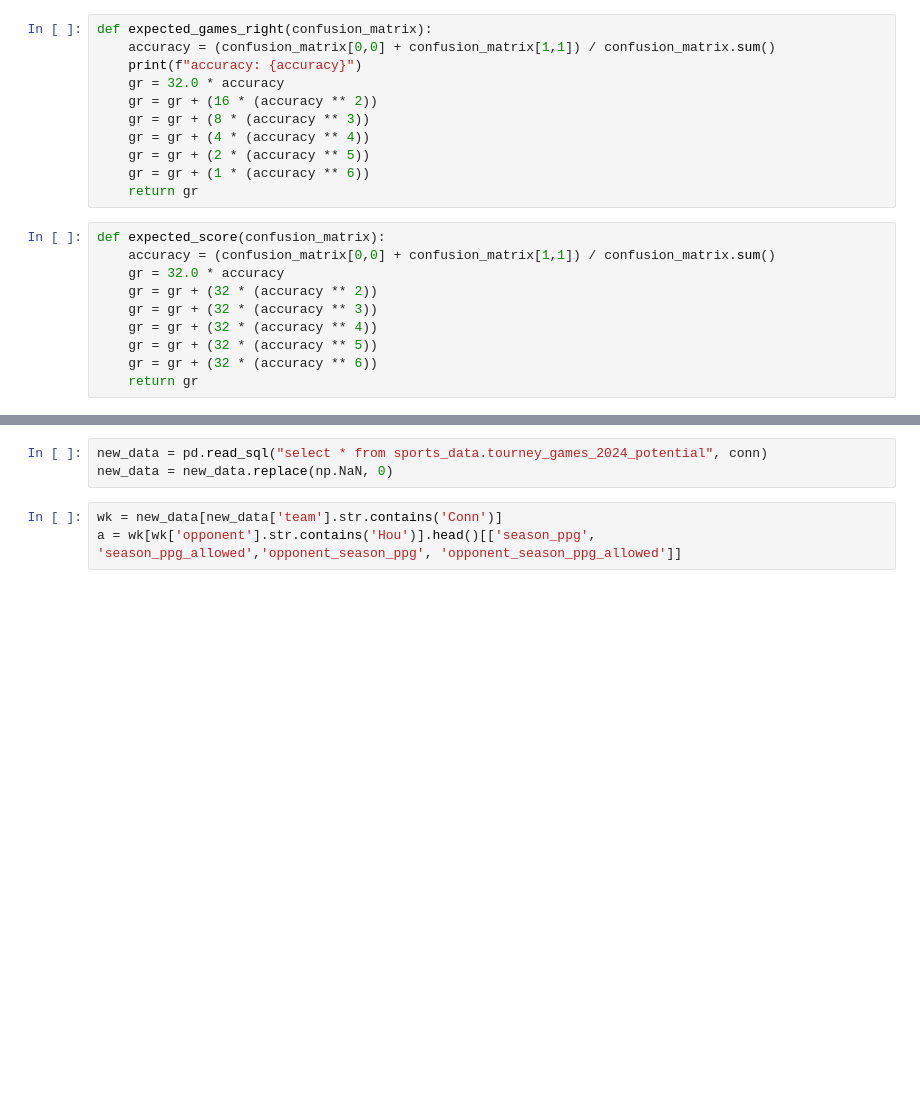
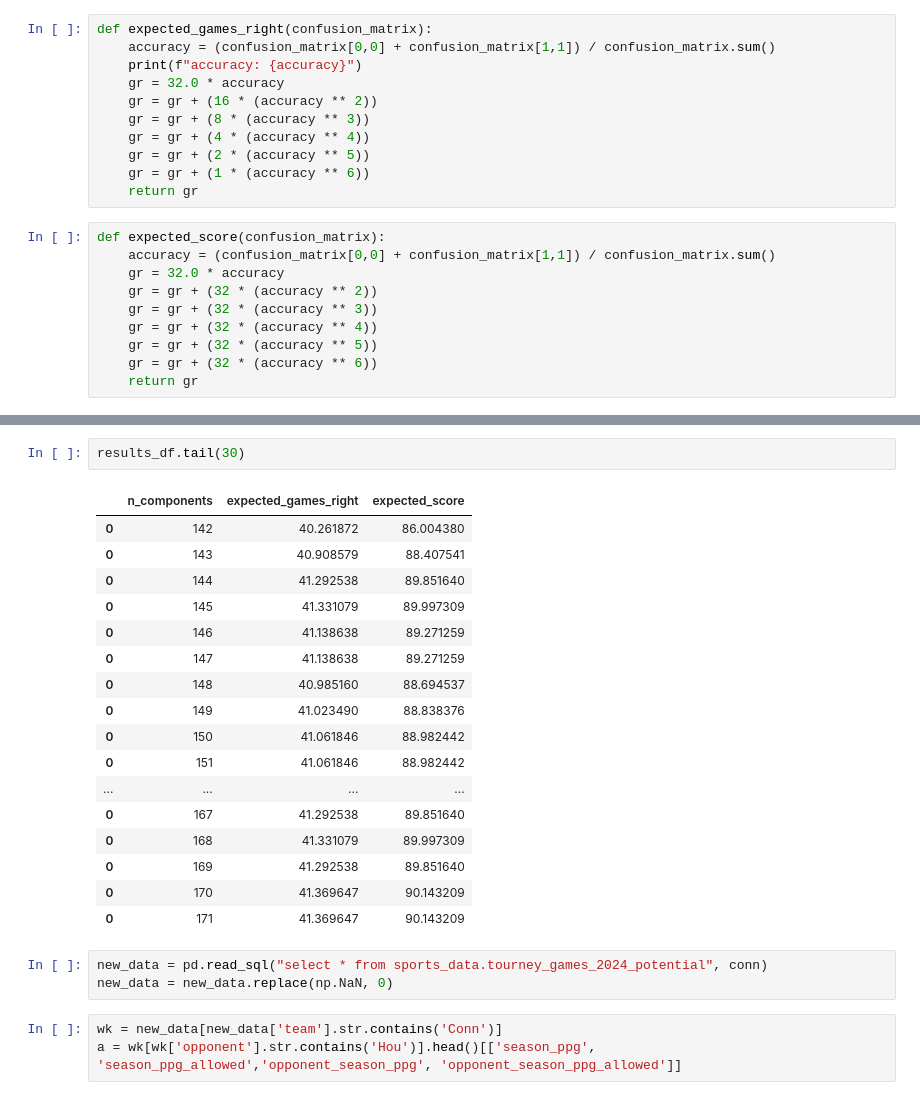
Before and after one commit to amarkules1/march_madness, a Jupyter notebook: notebooks/05_predictions.ipynb, the cells around one changed output, grey strips where cells are left out. Cells and saved outputs as stored; diff of their text form; blank space fills up the shorter version.

```diff
--- a/notebooks/05_predictions.ipynb
+++ b/notebooks/05_predictions.ipynb
@@ -145,3 +178,23 @@ expected score: 89.76402058143337
+# %%
+results_df.tail(30)
+# %% [output]
+|  | n_components | expected_games_right | expected_score |
+| 0 | 142 | 40.261872 | 86.004380 |
+| 0 | 143 | 40.908579 | 88.407541 |
+| 0 | 144 | 41.292538 | 89.851640 |
+| 0 | 145 | 41.331079 | 89.997309 |
+| 0 | 146 | 41.138638 | 89.271259 |
+| 0 | 147 | 41.138638 | 89.271259 |
+| 0 | 148 | 40.985160 | 88.694537 |
+| 0 | 149 | 41.023490 | 88.838376 |
+| 0 | 150 | 41.061846 | 88.982442 |
+| 0 | 151 | 41.061846 | 88.982442 |
+| ... | ... | ... | ... |
+| 0 | 167 | 41.292538 | 89.851640 |
+| 0 | 168 | 41.331079 | 89.997309 |
+| 0 | 169 | 41.292538 | 89.851640 |
+| 0 | 170 | 41.369647 | 90.143209 |
+| 0 | 171 | 41.369647 | 90.143209 |
 # %%
 new_data = pd.read_sql("select * from sports_data.tourney_games_2024_potential", conn)
 new_data = new_data.replace(np.NaN, 0)
```
Also changed, not shown: parts of 14 cells of this notebook, 3 other files.
